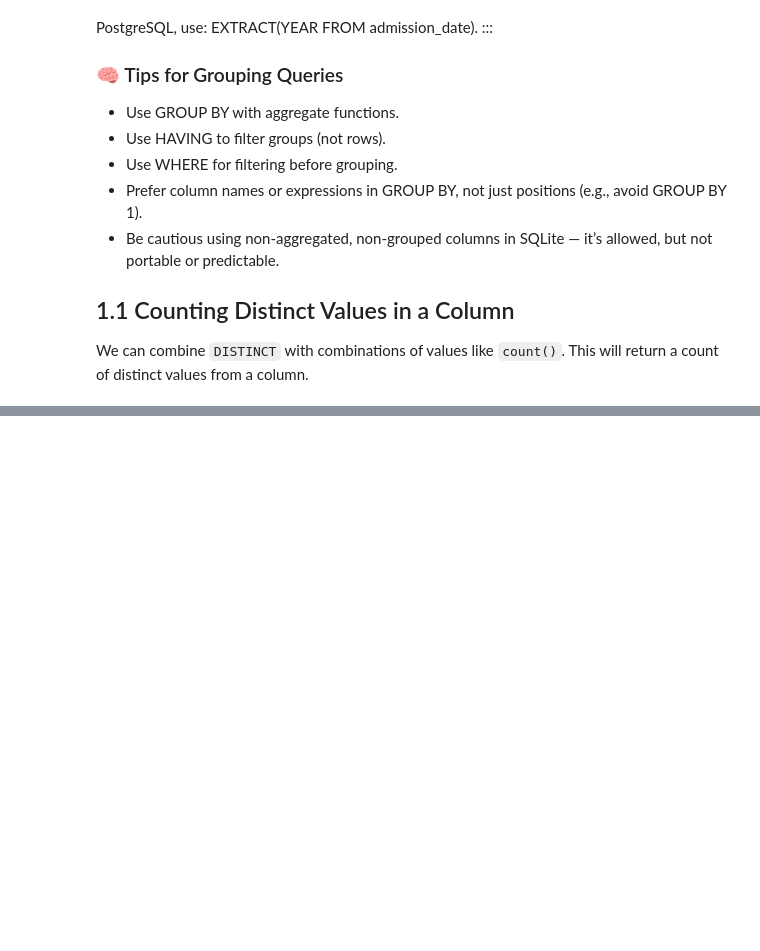
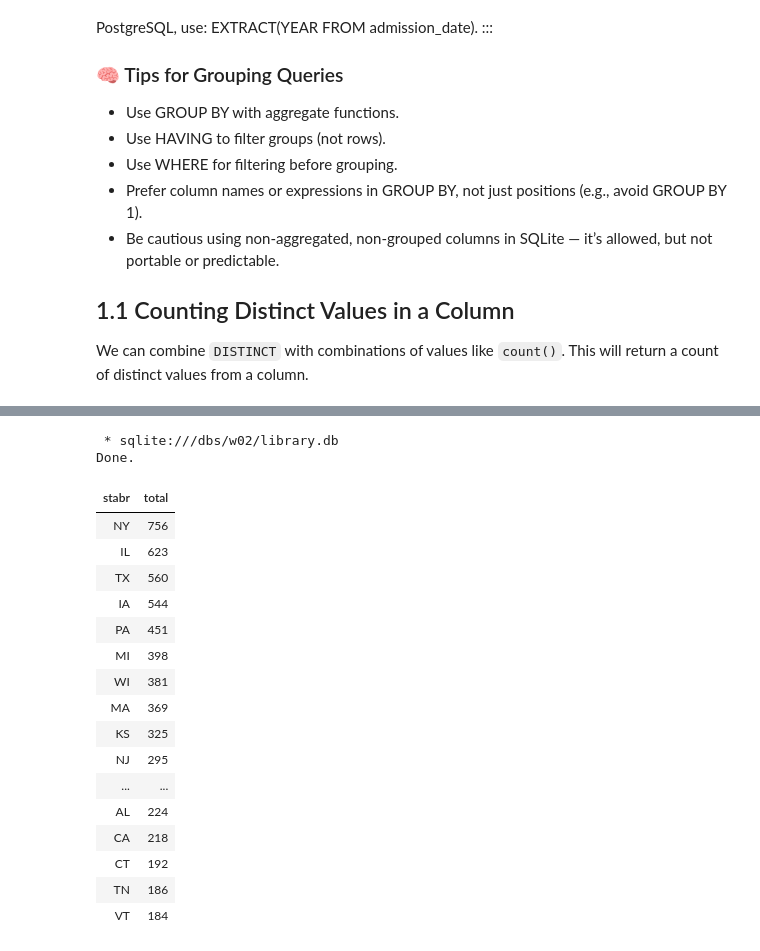
Before and after one commit to ericaraujophd/25sp-cs354A, a Jupyter notebook: week02-notes.ipynb, the cells around one changed output, grey strips where cells are left out. Cells and saved outputs as stored; diff of their text form; code cells hidden in the pictures; blank space fills up the shorter version.

```diff
--- a/week02-notes.ipynb
+++ b/week02-notes.ipynb
@@ -397,0 +600,27 @@ FROM libraries_2017;
+# %%
+%%sql
+SELECT stabr, count(*) as total
+FROM libraries_2018
+GROUP BY stabr
+ORDER BY total DESC
+LIMIT 20;
+# %% [output]
+ * sqlite:///dbs/w02/library.db
+Done.
+| stabr | total |
+| NY | 756 |
+| IL | 623 |
+| TX | 560 |
+| IA | 544 |
+| PA | 451 |
+| MI | 398 |
+| WI | 381 |
+| MA | 369 |
+| KS | 325 |
+| NJ | 295 |
+| ... | ... |
+| AL | 224 |
+| CA | 218 |
+| CT | 192 |
+| TN | 186 |
+| VT | 184 |
```
Also changed, not shown: parts of 33 cells of this notebook, 7 other files.
